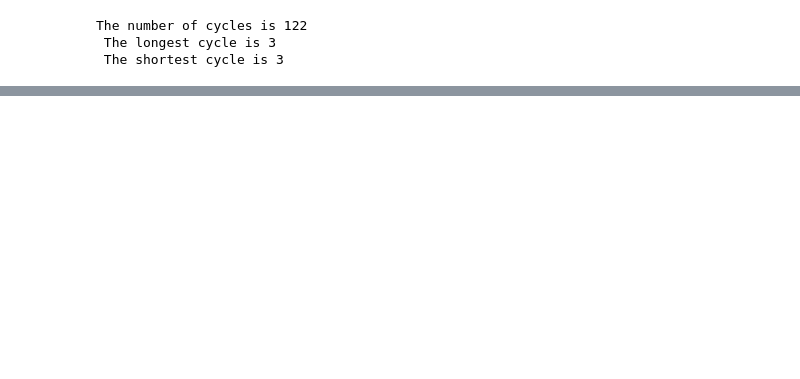
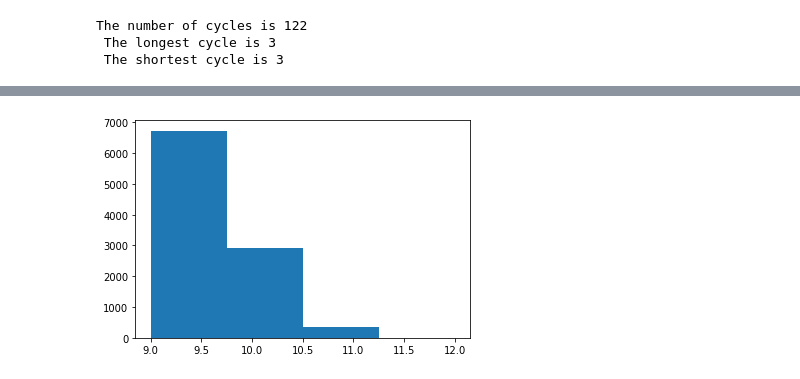
Before and after one commit to yanhua-wang/colouring, a Jupyter notebook: greedy_algorithm_final.ipynb, the cells around one changed output, grey strips where cells are left out. Saved outputs shown, nothing was run; the diff lists cells and outputs as text; code cells hidden in the pictures; blank space fills up the shorter version.

```diff
--- a/greedy_algorithm_final.ipynb
+++ b/greedy_algorithm_final.ipynb
@@ -100,7 +87,7 @@ def greedy_color(G, order):
     The representation of G is assumed to be like https://www.python.org/doc/essays/graphs/
     in allowing neighbors of a node/vertex to be iterated over by "for w in G[node]".
     The return value is a dictionary mapping vertices to their colors."""
-    color = dict()
+    color = {}
     color_count = {}
     for node in order:
         used_neighbour_colors = [color[nbr] for nbr in G[node]
@@ -131,9 +118,14 @@ for key in coloring:
 
 print("The number of colours is", len(colors_to_mod))
 
+count = 0
+
 print("The number of modules in each colour: ")
 for i in range(0, len(colors_to_mod)):
     print(len(colors_to_mod[i]))
+    count = count + len(colors_to_mod[i])
+
+print("The total number of modules is", count)
 # %% [output]
 The number of colours is 7
 The number of modules in each colour:
@@ -156,9 +149,14 @@ for key in coloring:
 
 print("The number of colours is", len(colors_to_mod))
 
+count = 0
+
 print("The number of modules in each colour: ")
 for i in range(0, len(colors_to_mod)):
     print(len(colors_to_mod[i]))
+    count = count + len(colors_to_mod[i])
+
+print("The total number of modules is", count)
 # %% [output]
 The number of colours is 7
 The number of modules in each colour:
@@ -271,0 +273,2 @@ The number of cycles is 122
+# %%
+data_cc = pd.read_csv('yncmods2_distinct.csv')
@@ -271,0 +369,9 @@ The number of cycles is 122
+# %%
+counts, _ , _= random_color(dic_cc, 10000)
+
+number_of_unique_values = len(Counter(counts).keys())
+
+plt.hist(counts,bins = number_of_unique_values)
+plt.show()
+# %% [output]
+[figure, added]
```
Also changed, not shown: parts of 8 cells of this notebook, 1 other file.
